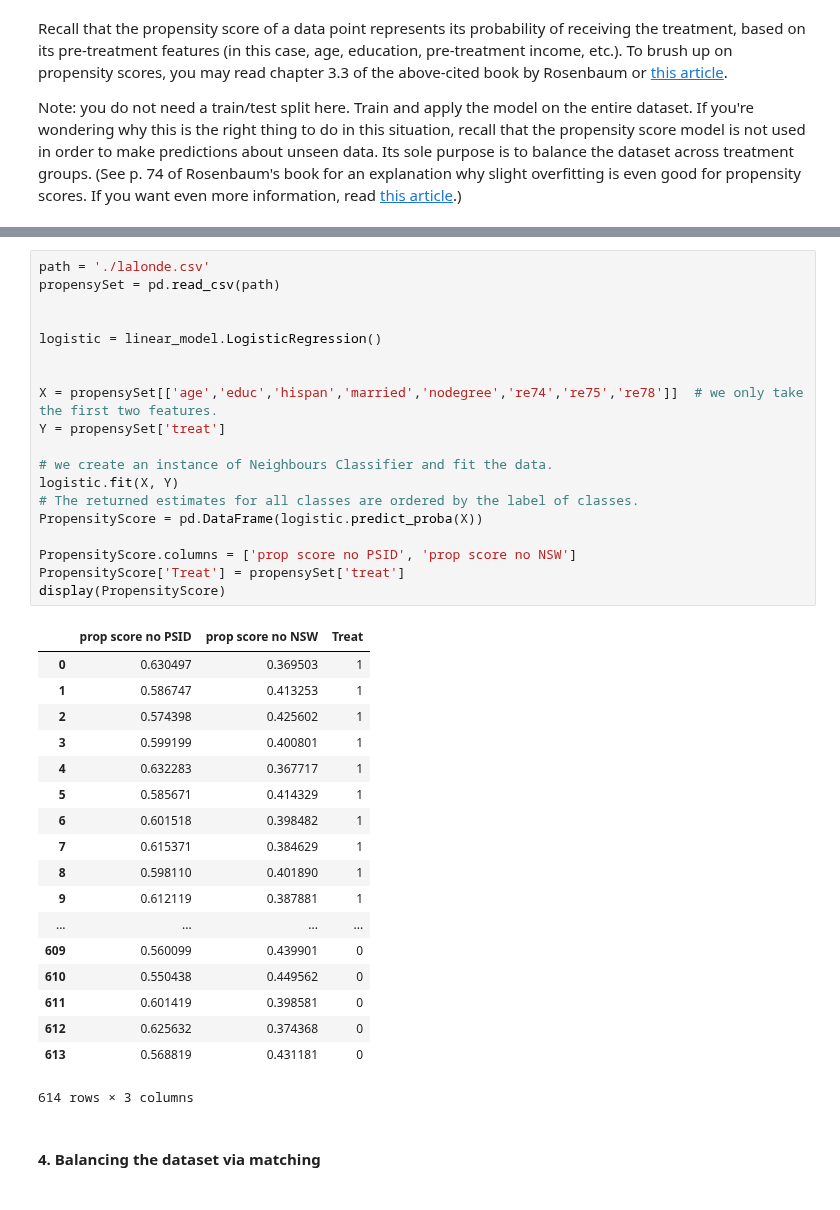
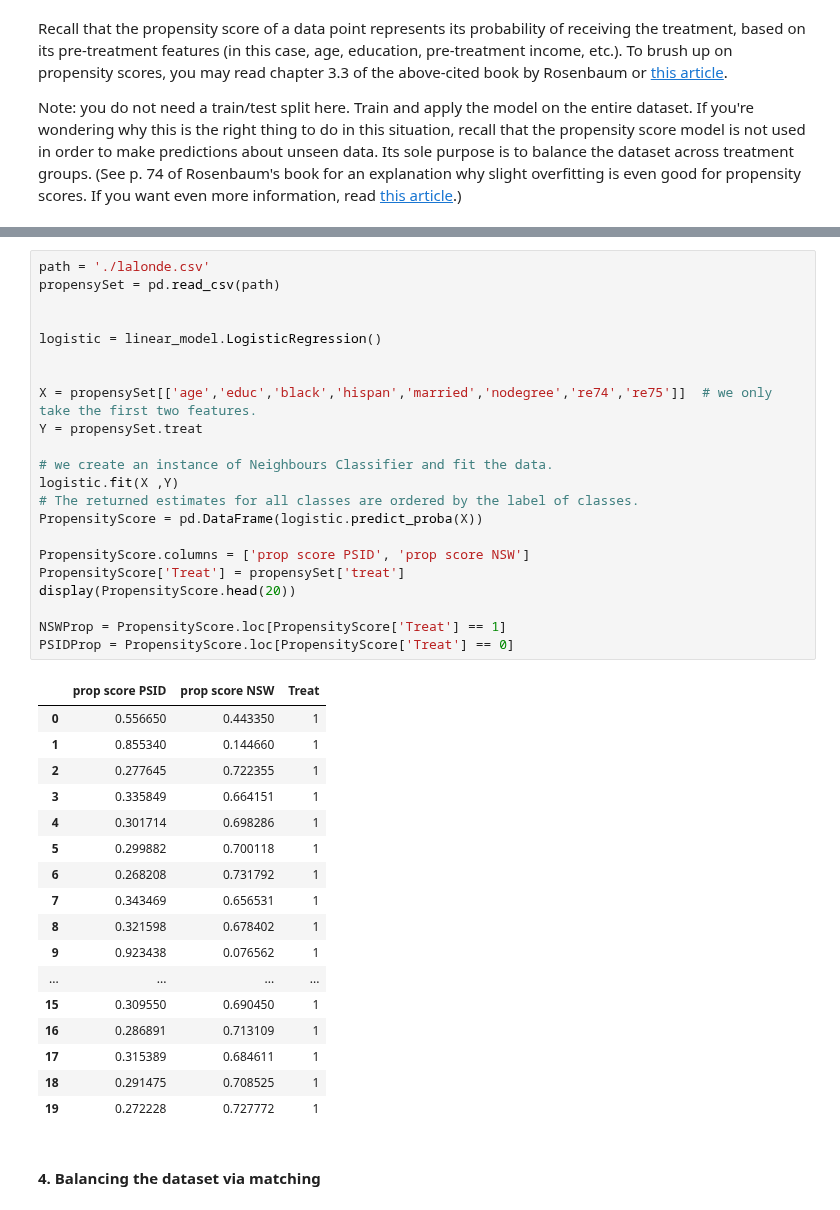
Before and after one commit to Babas10/ADA_JEX2017, a Jupyter notebook: HomeWork/04 - Applied ML/H4.ipynb, the cells around one changed output, grey strips where cells are left out. Cells and saved outputs as stored; diff of their text form.

```diff
--- a/HomeWork/04 - Applied ML/H4.ipynb
+++ b/HomeWork/04 - Applied ML/H4.ipynb
@@ -288,41 +287,43 @@ Object `PropensityScore.cols` not found.
 # %%
 path = './lalonde.csv'
 propensySet = pd.read_csv(path)
 
 
 logistic = linear_model.LogisticRegression()
 
 
-X = propensySet[['age','educ','hispan','married','nodegree','re74','re75','re78']]  # we only take the first two features.
-Y = propensySet['treat']
+X = propensySet[['age','educ','black','hispan','married','nodegree','re74','re75']]  # we only take the first two features.
+Y = propensySet.treat
 
 # we create an instance of Neighbours Classifier and fit the data.
-logistic.fit(X, Y)
+logistic.fit(X ,Y)
 # The returned estimates for all classes are ordered by the label of classes.
 PropensityScore = pd.DataFrame(logistic.predict_proba(X))
 
-PropensityScore.columns = ['prop score no PSID', 'prop score no NSW']
+PropensityScore.columns = ['prop score PSID', 'prop score NSW']
 PropensityScore['Treat'] = propensySet['treat']
-display(PropensityScore)
+display(PropensityScore.head(20))
+
+NSWProp = PropensityScore.loc[PropensityScore['Treat'] == 1]
+PSIDProp = PropensityScore.loc[PropensityScore['Treat'] == 0]
 # %% [output]
-|  | prop score no PSID | prop score no NSW | Treat |
-| 0 | 0.630497 | 0.369503 | 1 |
-| 1 | 0.586747 | 0.413253 | 1 |
-| 2 | 0.574398 | 0.425602 | 1 |
-| 3 | 0.599199 | 0.400801 | 1 |
-| 4 | 0.632283 | 0.367717 | 1 |
-| 5 | 0.585671 | 0.414329 | 1 |
-| 6 | 0.601518 | 0.398482 | 1 |
-| 7 | 0.615371 | 0.384629 | 1 |
-| 8 | 0.598110 | 0.401890 | 1 |
-| 9 | 0.612119 | 0.387881 | 1 |
+|  | prop score PSID | prop score NSW | Treat |
+| 0 | 0.556650 | 0.443350 | 1 |
+| 1 | 0.855340 | 0.144660 | 1 |
+| 2 | 0.277645 | 0.722355 | 1 |
+| 3 | 0.335849 | 0.664151 | 1 |
+| 4 | 0.301714 | 0.698286 | 1 |
+| 5 | 0.299882 | 0.700118 | 1 |
+| 6 | 0.268208 | 0.731792 | 1 |
+| 7 | 0.343469 | 0.656531 | 1 |
+| 8 | 0.321598 | 0.678402 | 1 |
+| 9 | 0.923438 | 0.076562 | 1 |
 | ... | ... | ... | ... |
-| 609 | 0.560099 | 0.439901 | 0 |
-| 610 | 0.550438 | 0.449562 | 0 |
-| 611 | 0.601419 | 0.398581 | 0 |
-| 612 | 0.625632 | 0.374368 | 0 |
-| 613 | 0.568819 | 0.431181 | 0 |
+| 15 | 0.309550 | 0.690450 | 1 |
+| 16 | 0.286891 | 0.713109 | 1 |
+| 17 | 0.315389 | 0.684611 | 1 |
+| 18 | 0.291475 | 0.708525 | 1 |
+| 19 | 0.272228 | 0.727772 | 1 |
-614 rows × 3 columns
 # %% [markdown]
 #### 4. Balancing the dataset via matching
 # %% [markdown]
```
Also changed, not shown: parts of 8 cells of this notebook.
